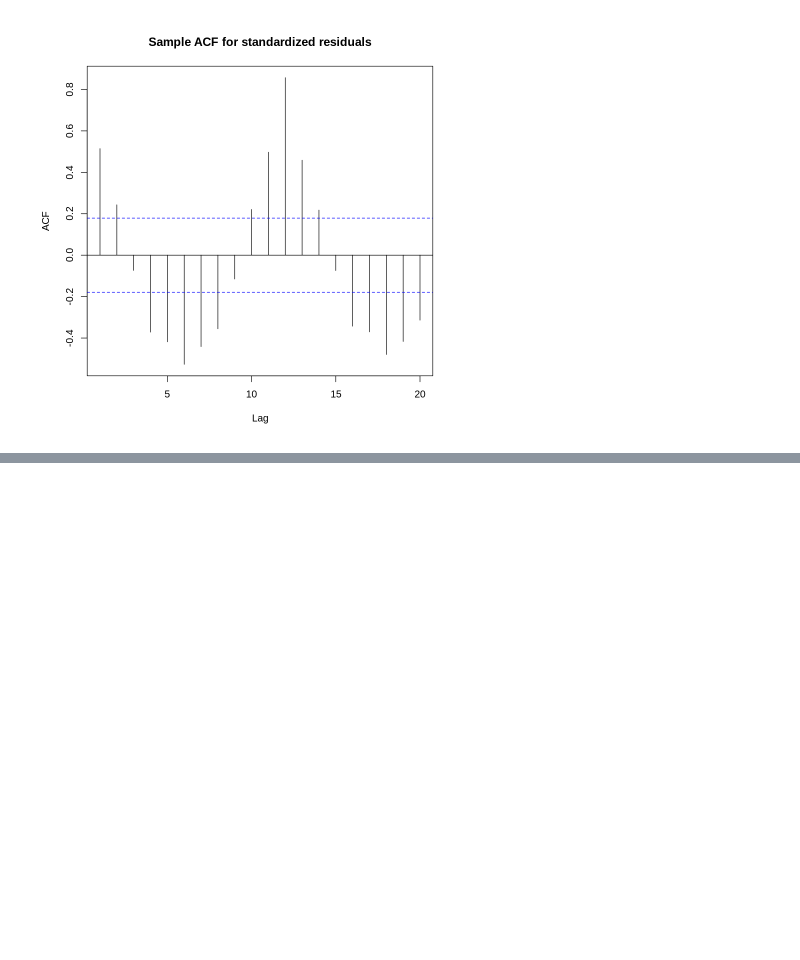
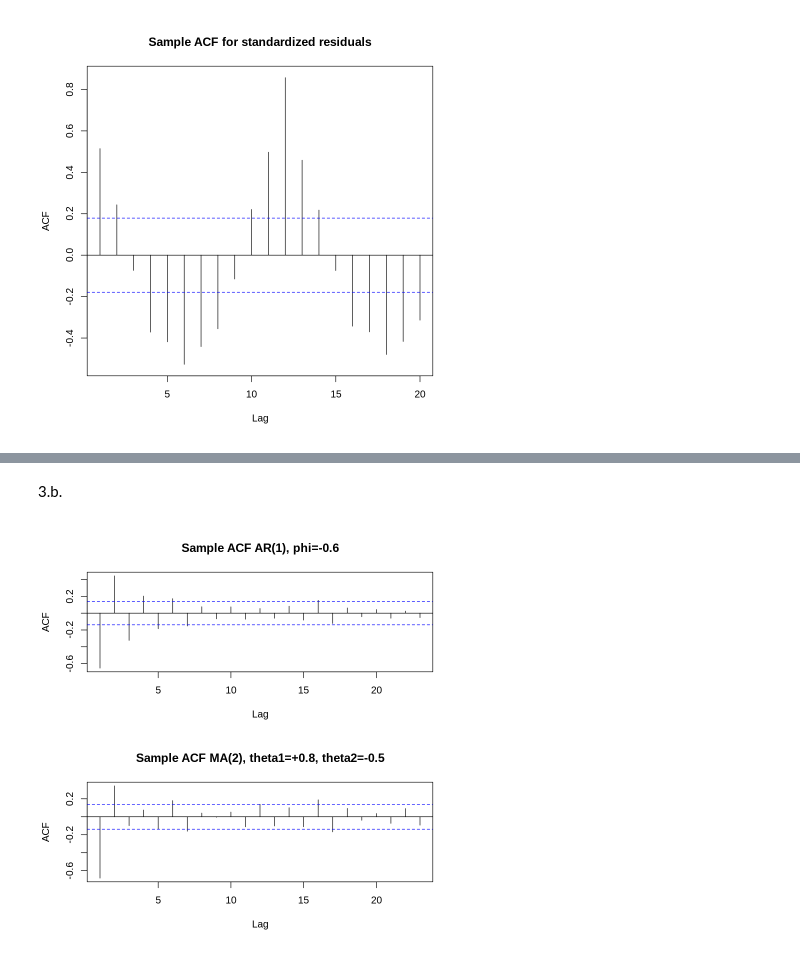
Before and after one commit to Mostafa-M-Rezaee/Time_Series_Analysis, a Jupyter notebook: 0. Time Series Analysis _ using R on Colab.ipynb, the cells around one changed output, grey strips where cells are left out. Cells and saved outputs as stored; diff of their text form; code cells hidden in the pictures; blank space fills up the shorter version.

```diff
--- a/0. Time Series Analysis _ using R on Colab.ipynb
+++ b/0. Time Series Analysis _ using R on Colab.ipynb
@@ -459,0 +554,10 @@ acf(rstudent(fit),main="Sample ACF for standardized residuals")
+# %% [markdown]
+3.b.
+# %%
+par(mfrow=c(2,1))
+#plot(ar.sim.1,ylab=expression(Y[t]),xlab="Time",type="o",main="AR(1) simulation, phi=-0.6")
+acf(ar.sim.1,main="Sample ACF AR(1), phi=-0.6")
+#plot(ma.sim.2,ylab=expression(Y[t]),xlab="Time",type="o",main="MA(2) simulation, theta1=+0.8, theta2=-0.5")
+acf(ma.sim.2,main="Sample ACF MA(2), theta1=+0.8, theta2=-0.5")
+# %% [output]
+[figure, added]
```
Also changed, not shown: parts of 123 cells of this notebook.
